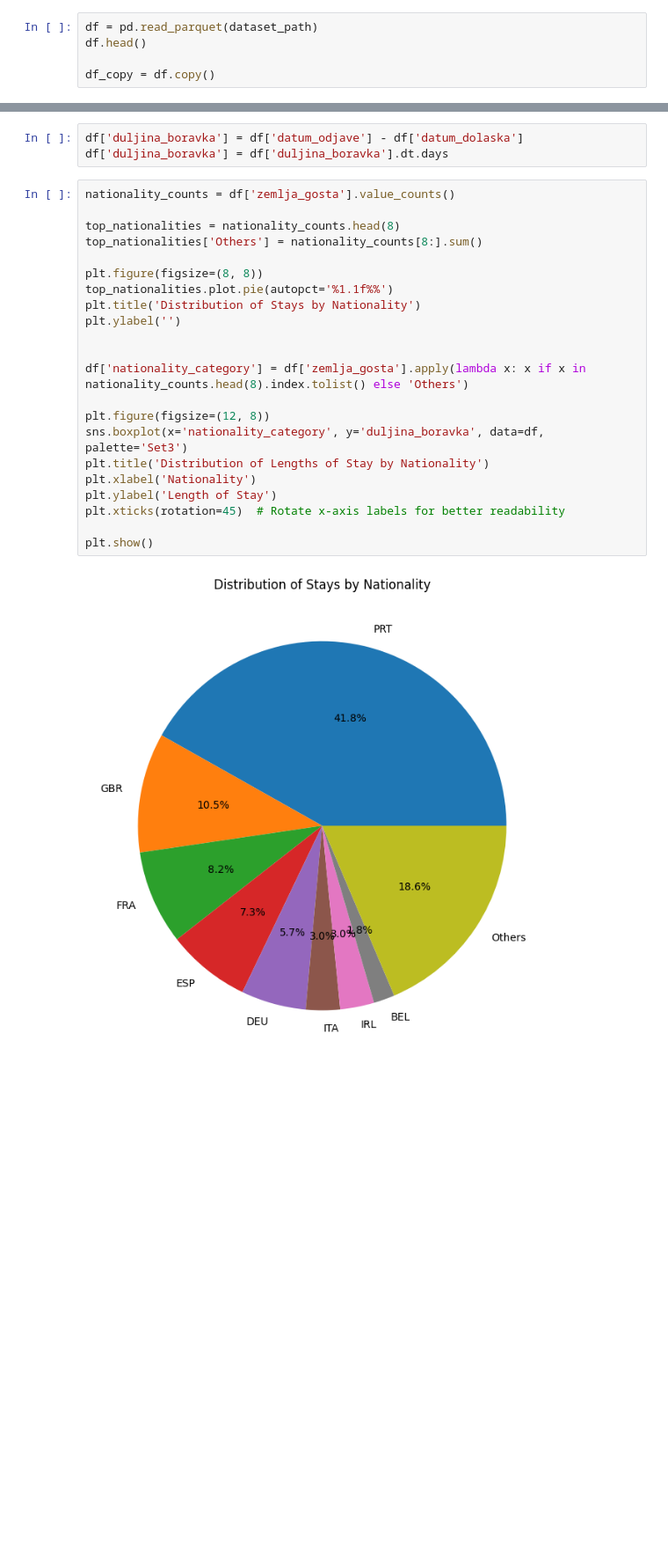
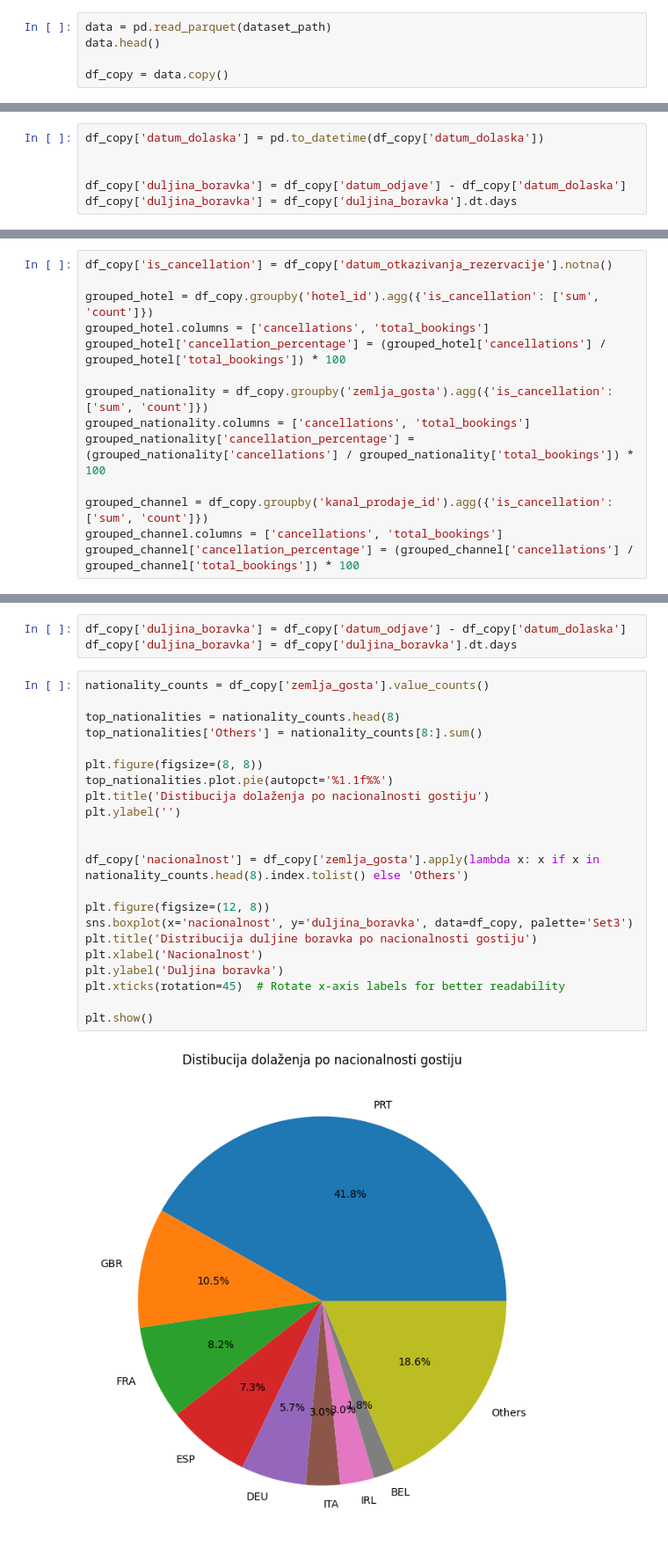
Before and after one commit to MarkoHaralovic/Prediction-of-Hotel-Occupancy, a Jupyter notebook: prediction-of-hotel-occupancy/notebooks/exploratory_data_analysis.ipynb, the cells around one changed output, grey strips where cells are left out. Shown at 88% size. Drawn from its saved outputs; the diff is of its cells as text; blank space fills up the shorter version.

```diff
--- a/prediction-of-hotel-occupancy/notebooks/exploratory_data_analysis.ipynb
+++ b/prediction-of-hotel-occupancy/notebooks/exploratory_data_analysis.ipynb
@@ -10,7 +9,7 @@ from datetime import datetime
 
 dataset_path = '../data/raw/export_df.parquet'
 # %%
-df = pd.read_parquet(dataset_path)
-df.head()
+data = pd.read_parquet(dataset_path)
+data.head()
 
-df_copy = df.copy()
+df_copy = data.copy()
@@ -18,0 +83,6 @@ df_copy = df.copy()
+# %%
+df_copy['datum_dolaska'] = pd.to_datetime(df_copy['datum_dolaska'])
+
+
+df_copy['duljina_boravka'] = df_copy['datum_odjave'] - df_copy['datum_dolaska']
+df_copy['duljina_boravka'] = df_copy['duljina_boravka'].dt.days
@@ -18,0 +101,14 @@ df_copy = df.copy()
+# %%
+df_copy['is_cancellation'] = df_copy['datum_otkazivanja_rezervacije'].notna()
+
+grouped_hotel = df_copy.groupby('hotel_id').agg({'is_cancellation': ['sum', 'count']})
+grouped_hotel.columns = ['cancellations', 'total_bookings']
+grouped_hotel['cancellation_percentage'] = (grouped_hotel['cancellations'] / grouped_hotel['total_bookings']) * 100
+
+grouped_nationality = df_copy.groupby('zemlja_gosta').agg({'is_cancellation': ['sum', 'count']})
+grouped_nationality.columns = ['cancellations', 'total_bookings']
+grouped_nationality['cancellation_percentage'] = (grouped_nationality['cancellations'] / grouped_nationality['total_bookings']) * 100
+
+grouped_channel = df_copy.groupby('kanal_prodaje_id').agg({'is_cancellation': ['sum', 'count']})
+grouped_channel.columns = ['cancellations', 'total_bookings']
+grouped_channel['cancellation_percentage'] = (grouped_channel['cancellations'] / grouped_channel['total_bookings']) * 100
@@ -216,29 +385,29 @@ plt.show()
 # %% [output]
 [figure]
 # %%
-df['duljina_boravka'] = df['datum_odjave'] - df['datum_dolaska']
-df['duljina_boravka'] = df['duljina_boravka'].dt.days
+df_copy['duljina_boravka'] = df_copy['datum_odjave'] - df_copy['datum_dolaska']
+df_copy['duljina_boravka'] = df_copy['duljina_boravka'].dt.days
 # %%
-nationality_counts = df['zemlja_gosta'].value_counts()
+nationality_counts = df_copy['zemlja_gosta'].value_counts()
 
 top_nationalities = nationality_counts.head(8)
 top_nationalities['Others'] = nationality_counts[8:].sum()
 
 plt.figure(figsize=(8, 8))
 top_nationalities.plot.pie(autopct='%1.1f%%')
-plt.title('Distribution of Stays by Nationality')
+plt.title('Distibucija dolaženja po nacionalnosti gostiju')
 plt.ylabel('')
 
 
-df['nationality_category'] = df['zemlja_gosta'].apply(lambda x: x if x in nationality_counts.head(8).index.tolist() else 'Others')
+df_copy['nacionalnost'] = df_copy['zemlja_gosta'].apply(lambda x: x if x in nationality_counts.head(8).index.tolist() else 'Others')
 
 plt.figure(figsize=(12, 8))
-sns.boxplot(x='nationality_category', y='duljina_boravka', data=df, palette='Set3')
-plt.title('Distribution of Lengths of Stay by Nationality')
-plt.xlabel('Nationality')
-plt.ylabel('Length of Stay')
+sns.boxplot(x='nacionalnost', y='duljina_boravka', data=df_copy, palette='Set3')
+plt.title('Distribucija duljine boravka po nacionalnosti gostiju')
+plt.xlabel('Nacionalnost')
+plt.ylabel('Duljina boravka')
 plt.xticks(rotation=45)  # Rotate x-axis labels for better readability
 
 plt.show()
 # %% [output]
-[figure, old version]
+[figure, new version]
```
Also changed, not shown: parts of 31 cells of this notebook, 2 other files.
